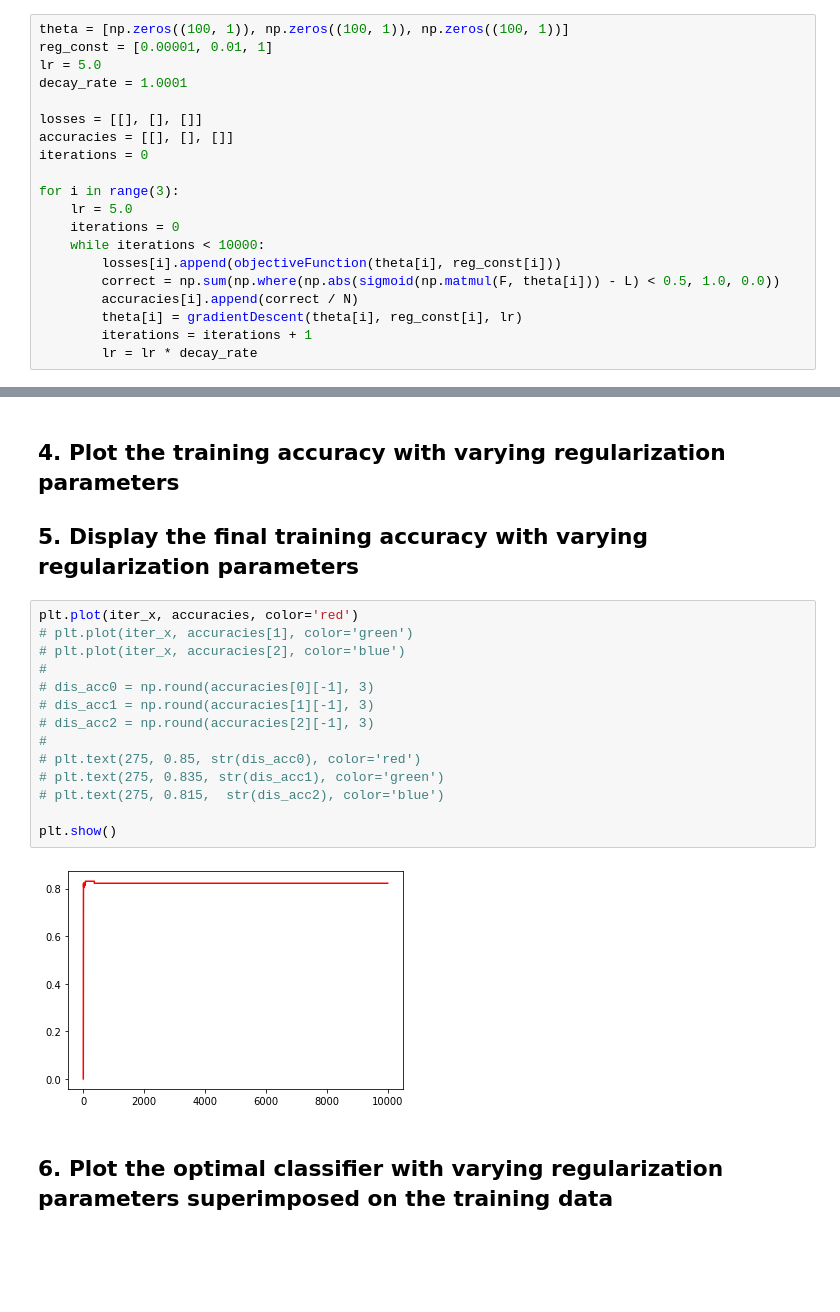
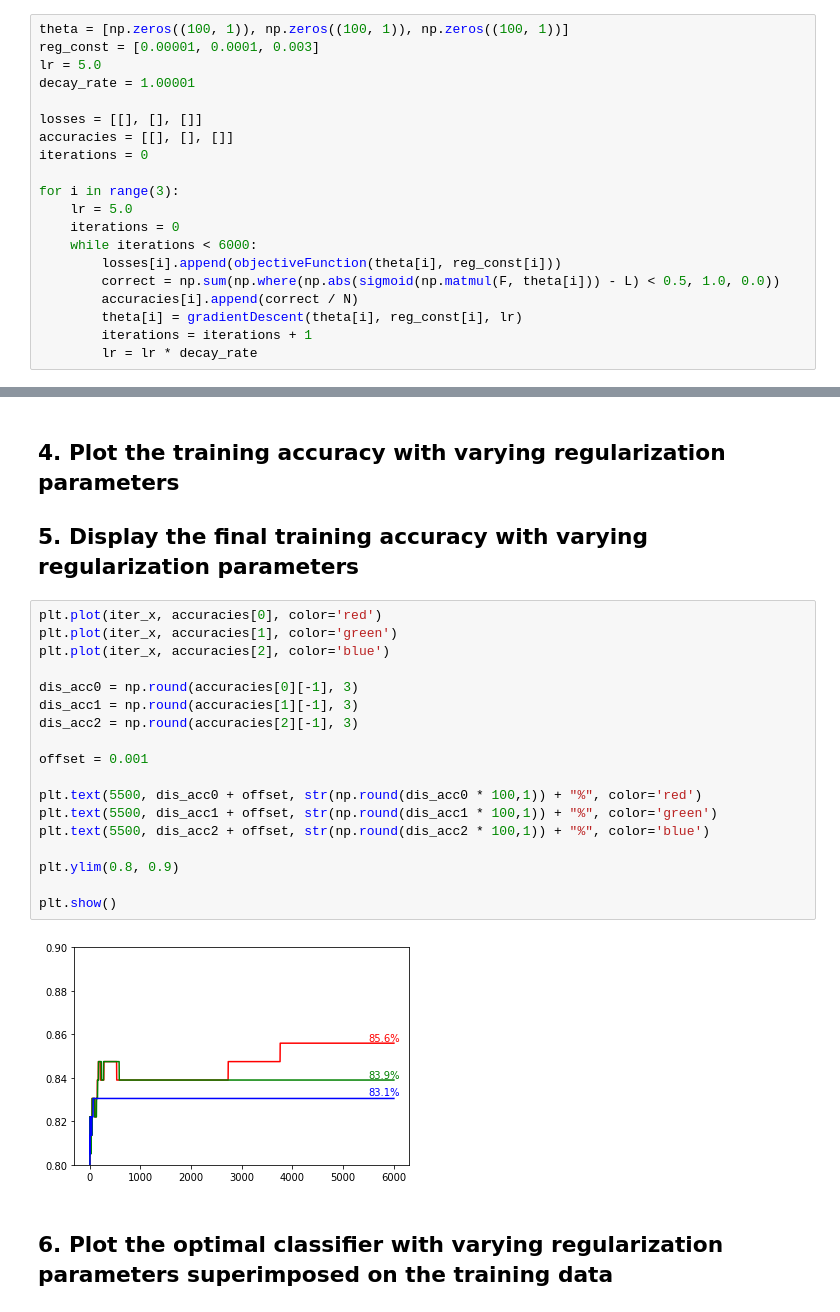
Before and after one commit to cielixer/CAU-MachineLearning2020-1st, a Jupyter notebook: Homework07/code.ipynb, the cells around one changed output, grey strips where cells are left out. Drawn from its saved outputs; the diff is of its cells as text; blank space fills up the shorter version.

```diff
--- a/Homework07/code.ipynb
+++ b/Homework07/code.ipynb
@@ -133,9 +133,9 @@ def gradientDescent(Theta, reg_const, lr):
 ## Training
 # %%
 theta = [np.zeros((100, 1)), np.zeros((100, 1)), np.zeros((100, 1))]
-reg_const = [0.00001, 0.01, 1]
+reg_const = [0.00001, 0.0001, 0.003]
 lr = 5.0
-decay_rate = 1.0001
+decay_rate = 1.00001
 
 losses = [[], [], []]
 accuracies = [[], [], []]
@@ -144,7 +144,7 @@ iterations = 0
 for i in range(3):
     lr = 5.0
     iterations = 0
-    while iterations < 10000:
+    while iterations < 6000:
         losses[i].append(objectiveFunction(theta[i], reg_const[i]))
         correct = np.sum(np.where(np.abs(sigmoid(np.matmul(F, theta[i])) - L) < 0.5, 1.0, 0.0))
         accuracies[i].append(correct / N)
@@ -191,20 +189,24 @@ plt.show()
 ## 4. Plot the training accuracy with varying regularization parameters
 ## 5. Display the final training accuracy with varying regularization parameters
 # %%
-plt.plot(iter_x, accuracies, color='red')
-# plt.plot(iter_x, accuracies[1], color='green')
-# plt.plot(iter_x, accuracies[2], color='blue')
-#
-# dis_acc0 = np.round(accuracies[0][-1], 3)
-# dis_acc1 = np.round(accuracies[1][-1], 3)
-# dis_acc2 = np.round(accuracies[2][-1], 3)
-#
-# plt.text(275, 0.85, str(dis_acc0), color='red')
-# plt.text(275, 0.835, str(dis_acc1), color='green')
-# plt.text(275, 0.815,  str(dis_acc2), color='blue')
+plt.plot(iter_x, accuracies[0], color='red')
+plt.plot(iter_x, accuracies[1], color='green')
+plt.plot(iter_x, accuracies[2], color='blue')
+
+dis_acc0 = np.round(accuracies[0][-1], 3)
+dis_acc1 = np.round(accuracies[1][-1], 3)
+dis_acc2 = np.round(accuracies[2][-1], 3)
+
+offset = 0.001
+
+plt.text(5500, dis_acc0 + offset, str(np.round(dis_acc0 * 100,1)) + "%", color='red')
+plt.text(5500, dis_acc1 + offset, str(np.round(dis_acc1 * 100,1)) + "%", color='green')
+plt.text(5500, dis_acc2 + offset, str(np.round(dis_acc2 * 100,1)) + "%", color='blue')
+
+plt.ylim(0.8, 0.9)
 
 plt.show()
 # %% [output]
-[figure, old version]
+[figure, new version]
 # %% [markdown]
 ## 6. Plot the optimal classifier with varying regularization parameters superimposed on the training data
```
Also changed, not shown: parts of 6 cells of this notebook.
